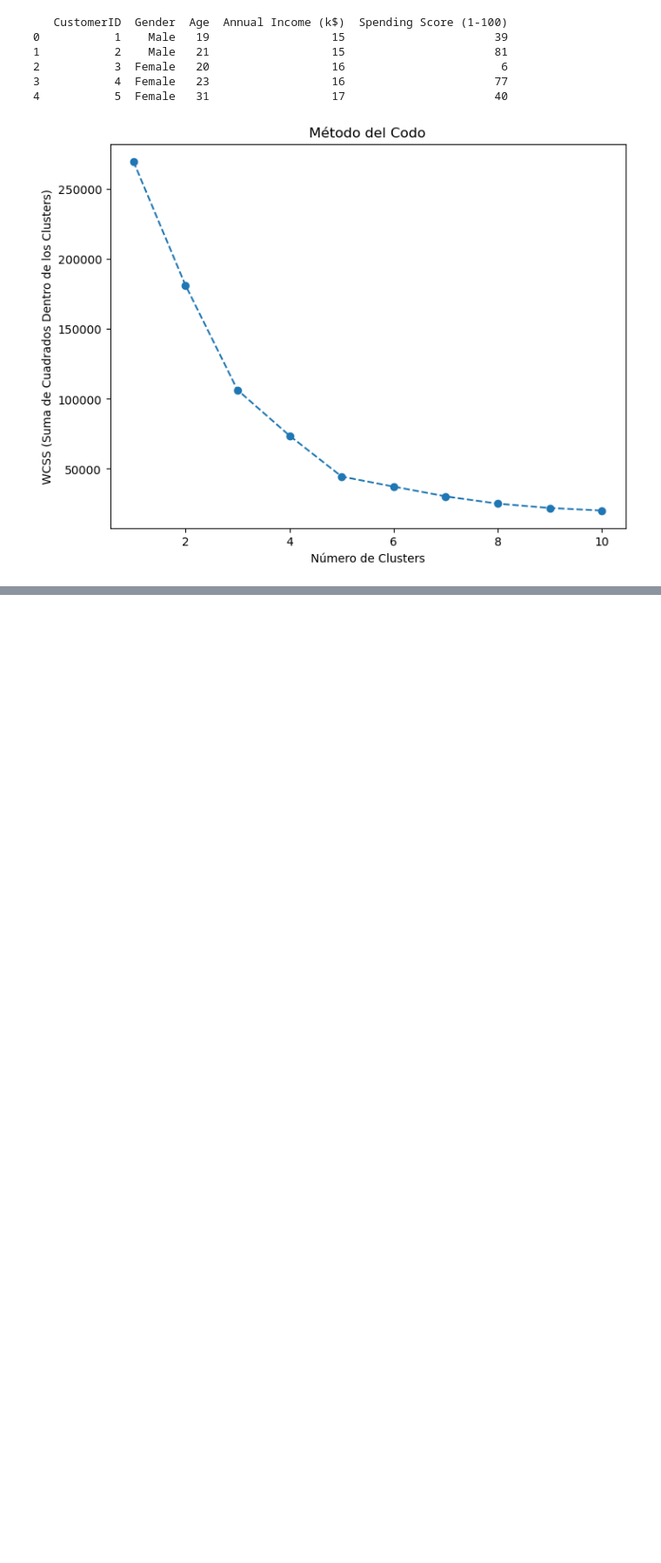
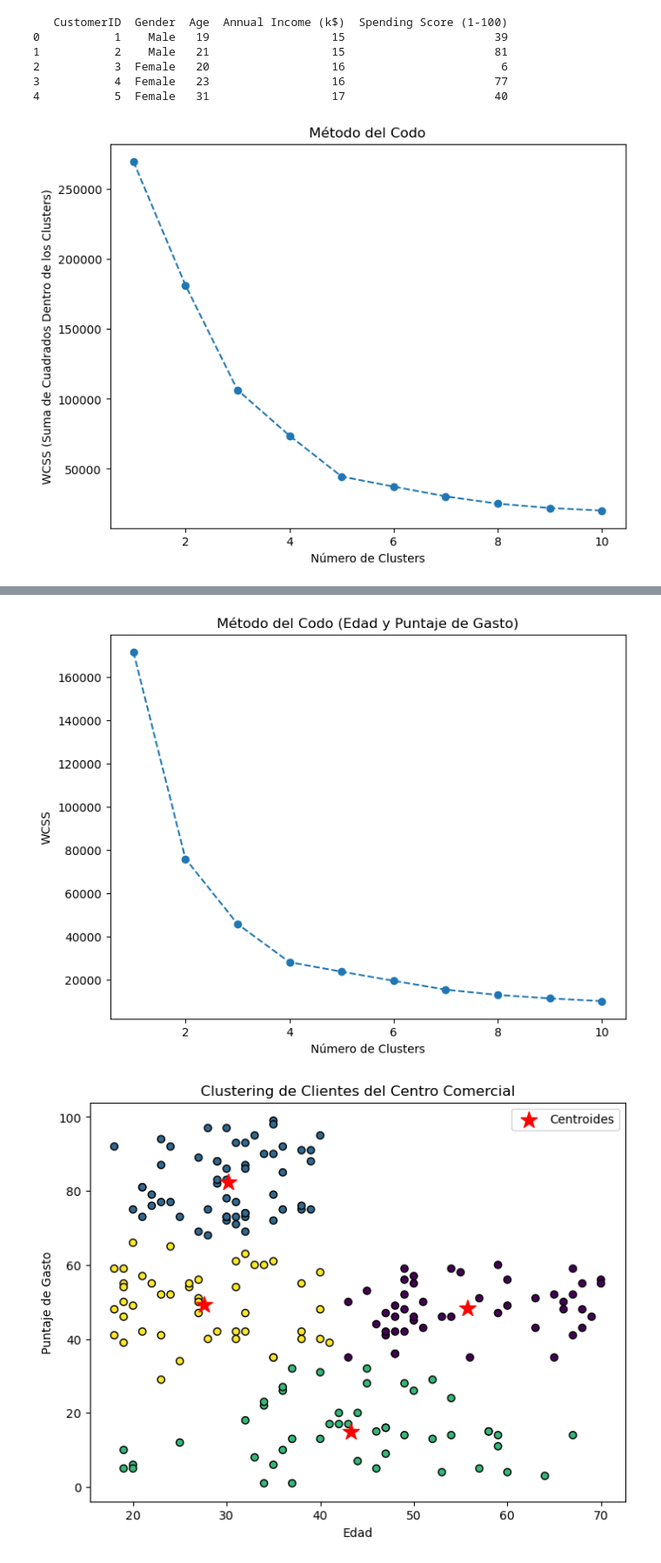
Before and after one commit to kabb98/IABD, a Jupyter notebook: SAA/Practicas/Unidad2/Practica2/Yolo/AANS_Clustering.ipynb, the cells around one changed output, grey strips where cells are left out. Shown at 87% size. Drawn from its saved outputs; the diff is of its cells as text; code cells hidden in the pictures; blank space fills up the shorter version.

```diff
--- a/SAA/Practicas/Unidad2/Practica2/Yolo/AANS_Clustering.ipynb
+++ b/SAA/Practicas/Unidad2/Practica2/Yolo/AANS_Clustering.ipynb
@@ -52,0 +51,38 @@ plt.show()
+# %%
+def age_test():
+    X_age_spending = data.iloc[:, [2, 4]].values  # Usando 'Age' y 'Spending Score'
+    wcss_age_spending = []
+    for i in range(1, 11):
+        kmeans = KMeans(n_clusters=i, init='k-means++', n_init=10, random_state=42)
+        kmeans.fit(X_age_spending)
+        wcss_age_spending.append(kmeans.inertia_)
+
+    # Gráfico del método del codo para Age y Spending Score
+    plt.figure(figsize=(8, 6))
+    plt.plot(range(1, 11), wcss_age_spending, marker='o', linestyle='--')
+    plt.title('Método del Codo (Edad y Puntaje de Gasto)')
+    plt.xlabel('Número de Clusters')
+    plt.ylabel('WCSS')
+    plt.show()
+
+    # Aplicar K-Means con el número óptimo de clusters (determinado visualmente)
+    kmeans = KMeans(n_clusters=4, init='k-means++', n_init=10, random_state=42)
+    kmeans.fit(X_age_spending)
+
+    # Visualizar los clusters
+    plt.figure(figsize=(8, 6))
+    plt.scatter(X_age_spending[:, 0], X_age_spending[:, 1], c=kmeans.labels_, cmap='viridis', edgecolor='k')
+    plt.scatter(kmeans.cluster_centers_[:, 0],
+                kmeans.cluster_centers_[:, 1], marker='*', s=200, c='red', label='Centroides')
+
+    plt.title('Clustering de Clientes del Centro Comercial')
+    plt.xlabel('Edad')
+    plt.ylabel('Puntaje de Gasto')
+    plt.legend()
+    plt.show()
+
+
+age_test()
+# %% [output]
+[figure, added]
+[figure, added]
```
Also changed, not shown: parts of 1 cell of this notebook, 2 other files.
